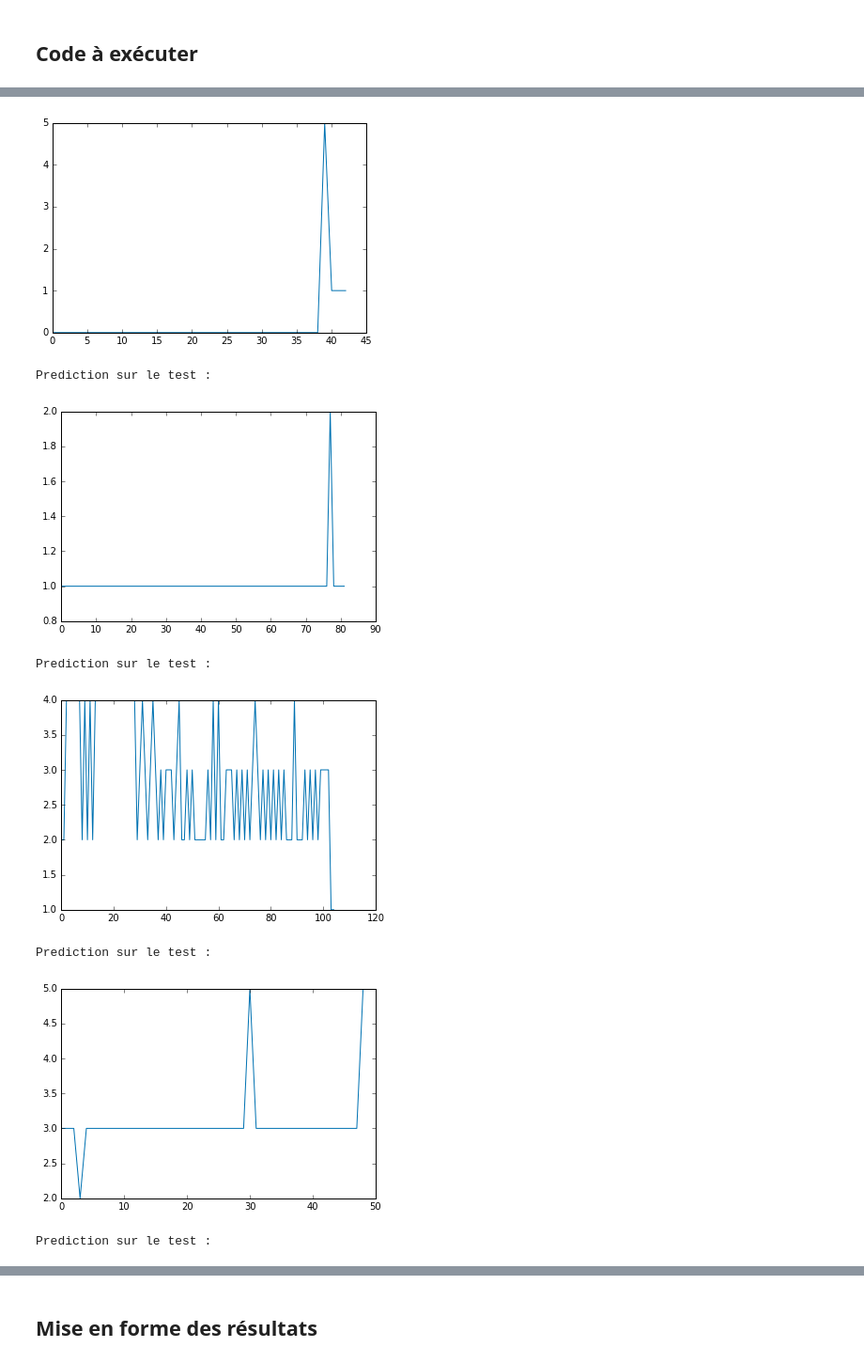
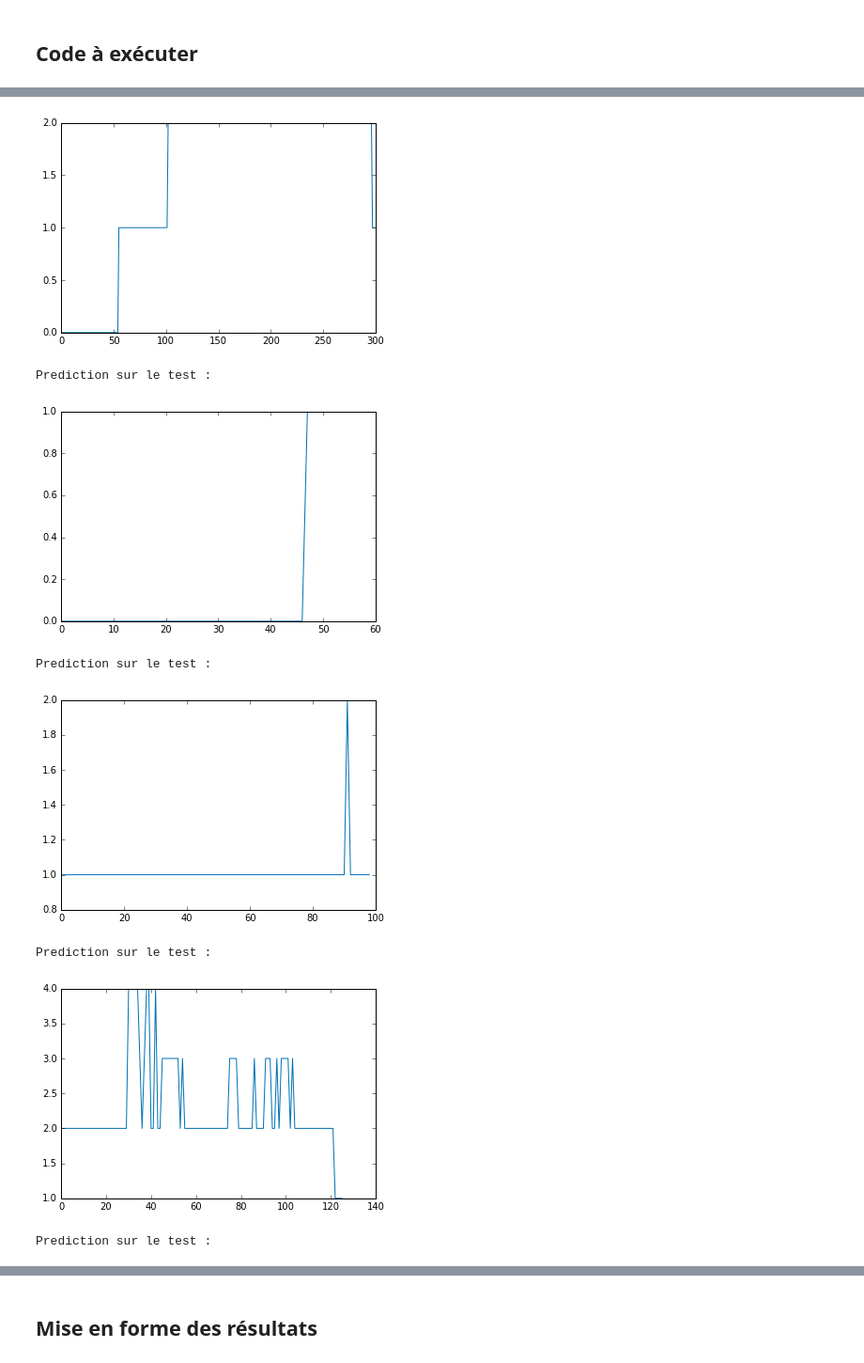
Before and after one commit to Vincent-Robert/Projet-SIGMA, a Jupyter notebook: Script court.ipynb, the cells around one changed output, grey strips where cells are left out. Shown: that part at 94% size. Drawn from its saved outputs; the diff is of its cells as text; code cells hidden in the pictures.

Commit message:
Periodogramme dans les features

```diff
--- a/Script court.ipynb
+++ b/Script court.ipynb
@@ -102,7 +102,7 @@ def create_train(train_name, window_length, recouvrement, n, liste_labels, liste
         total_rot = np.array([total_rot[0, :]**2 + total_rot[1, :]**2, total_rot[2, :]])
         liste_windows.append(total_rot)
 
-    train_features = [[], [], [], [], [], [], [], [],[],[]]
+    train_features = [[], [], [], [], [], [], [], [], [], [], [], []]
     for k in range(len(liste_windows)):
         train_features[0].append(np.var(liste_windows[k][0, :]))
         train_features[1].append(np.var(liste_windows[k][1, :]))
@@ -116,10 +116,12 @@ def create_train(train_name, window_length, recouvrement, n, liste_labels, liste
         train_features[5].append(np.sum((liste_windows[k][1, :-1] * liste_windows[k][1, 1:]) < 0))
         #test_features[10].append(np.trapz(liste_windows[k][0, :]))
         #test_features[11].append(np.trapz(liste_windows[k][1, :]))
-        train_features[6].append(np.sum(np.abs(liste_windows[k][0, :])))
-        train_features[7].append(np.sum(np.abs(liste_windows[k][1, :])))
-    train_features[8] = liste_theta_z
-    train_features[9] = liste_theta_y
+        train_features[6].append(np.argmax(signal.periodogram(liste_windows[k][0, :])))
+        train_features[7].append(np.argmax(signal.periodogram(liste_windows[k][1, :])))
+        train_features[8].append(np.sum(np.abs(liste_windows[k][0, :])))
+        train_features[9].append(np.sum(np.abs(liste_windows[k][1, :])))
+    train_features[10] = liste_theta_z
+    train_features[11] = liste_theta_y
 
     train_features = np.transpose(np.array(train_features))
     train_features = train_features[ : -1, :]
@@ -182,7 +184,7 @@ def create_test(test_name, window_length, recouvrement, n):
         total_rot = np.array([total_rot[0, :]**2 + total_rot[1, :]**2, total_rot[2, :]])
         liste_windows.append(total_rot)
 
-    test_features = [[], [], [], [], [], [], [], [],[],[]]
+    test_features = [[], [], [], [], [], [], [], [], [], [], [], []]
     for k in range(len(liste_windows)):
         test_features[0].append(np.var(liste_windows[k][0, :]))
         test_features[1].append(np.var(liste_windows[k][1, :]))
@@ -196,10 +198,12 @@ def create_test(test_name, window_length, recouvrement, n):
         test_features[5].append(np.sum((liste_windows[k][1, :-1] * liste_windows[k][1, 1:]) < 0))
         #test_features[10].append(np.trapz(liste_windows[k][0, :]))
         #test_features[11].append(np.trapz(liste_windows[k][1, :]))
-        test_features[6].append(np.sum(np.abs(liste_windows[k][0, :])))
-        test_features[7].append(np.sum(np.abs(liste_windows[k][1, :])))
-    test_features[8] = liste_theta_z
-    test_features[9] = liste_theta_y
+        test_features[6].append(np.argmax(signal.periodogram(liste_windows[k][0, :])))
+        test_features[7].append(np.argmax(signal.periodogram(liste_windows[k][1, :])))
+        test_features[8].append(np.sum(np.abs(liste_windows[k][0, :])))
+        test_features[9].append(np.sum(np.abs(liste_windows[k][1, :])))
+    test_features[10] = liste_theta_z
+    test_features[11] = liste_theta_y
 
     test_features = np.transpose(np.array(test_features))
     test_features = test_features[1 : -1, :]
@@ -211,7 +215,7 @@ def build_model(train_features, labels_idee):
     train, classes = pd.DataFrame(train_features), labels_idee
     scaler = preprocessing.StandardScaler().fit(train) # ou StandardScaler
     train_scaled = scaler.transform(train)
-    pca = PCA(svd_solver = 'randomized', n_components = 6)
+    pca = PCA(svd_solver = 'randomized', n_components = 10)
     train_scaled_pca = pca.fit_transform(train_scaled)
     #clf = BaggingClassifier(MLPClassifier(solver = 'adam', alpha = 1, max_iter = 200, shuffle = True, hidden_layer_sizes = (100, 100, 100)), n_estimators = 20, max_samples = 0.5)
     clf1 = KNeighborsClassifier(n_neighbors = 8)
@@ -242,8 +246,8 @@ def actually_predict(classifier1, classifier2, classifier3, test_features, pca,
 ## Code à exécuter
 # %%
 # Hyperparamètres
-window_length = 200
-recouvrement = 0.7
+window_length = 250
+recouvrement = 0.8
 n = 3
 train_name = 'new_tout.csv' #total1.csv
 liste_labels = [0, 0, 0, 5, 5, 5, 1, 1, 1, 3, 3, 2, 2, 2, 4, 4, 4, 3]
@@ -271,21 +275,21 @@ Prediction sur le train, juste pour voir :
 # %%
-test_liste = ['assis_test.csv', 'debout_test.csv', 'marche_test.csv', 'descenterapide3.csv', 'monte_test.csv', 'courir_test.csv']
+test_liste = ['test_situation_reelle_coupee.csv', 'assis_test.csv', 'debout_test.csv', 'marche_test.csv', 'descenterapide3.csv', 'monte_test.csv', 'courir_test.csv']
 for test_name in test_liste:
     test_features = create_test(test_name, window_length, recouvrement, n)
 
     print('Prediction sur le test : ')
     prediction_test = actually_predict(classifier1, classifier2, classifier3, test_features, pca, scaler)
     #prediction_test = actually_predict(classifier, test_features, pca, scaler)
     plt.figure()
     plt.plot(np.rint(prediction_test))
     plt.show()
 # %% [output]
 Prediction sur le test :
-[figure, old version]
+[figure, new version]
 Prediction sur le test :
-[figure, old version]
+[figure, new version]
 Prediction sur le test :
-[figure, old version]
+[figure, new version]
 Prediction sur le test :
-[figure, old version]
+[figure, new version]
 Prediction sur le test :
```
Also changed, not shown: parts of 7 cells of this notebook.
